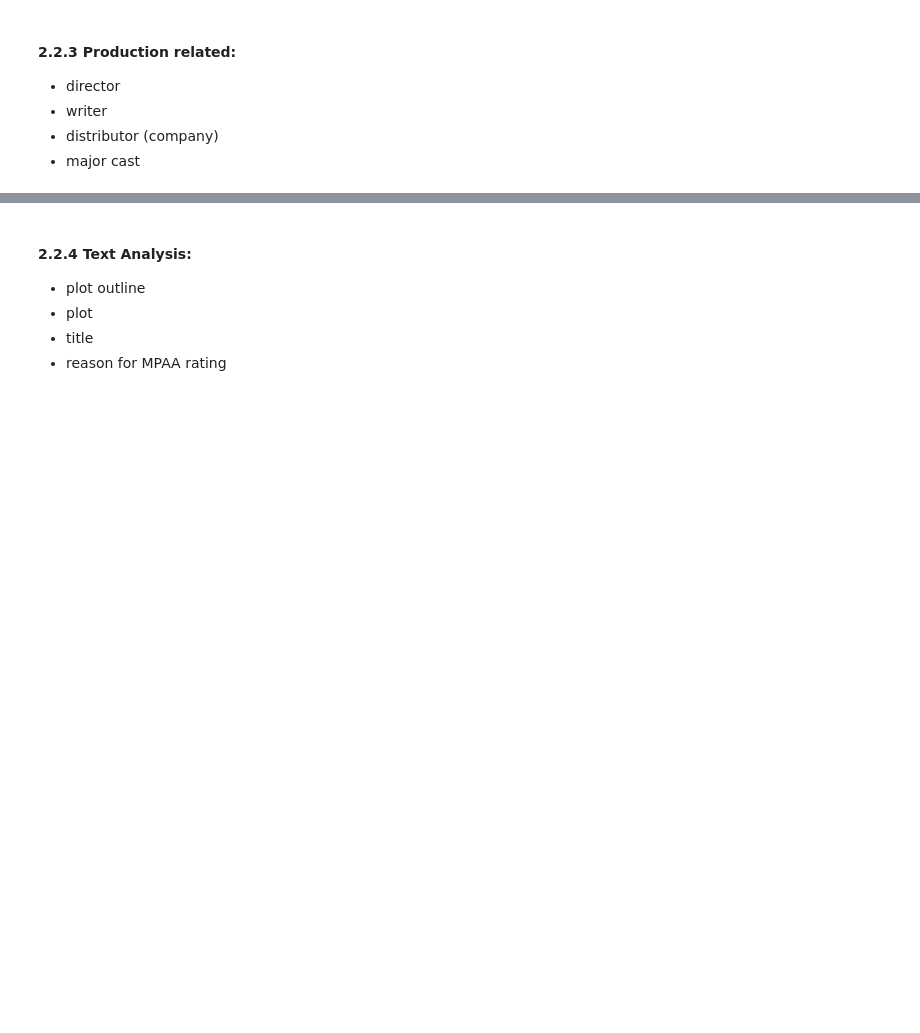
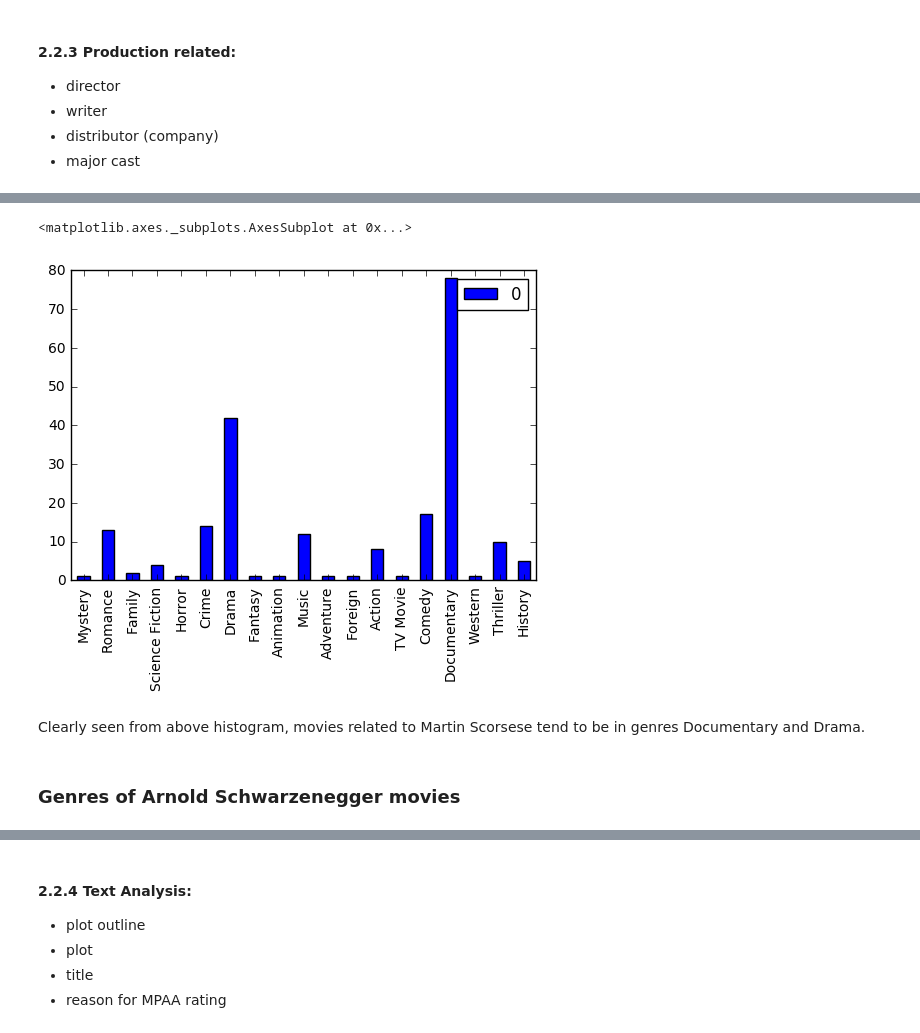
Before and after one commit to liangzecai/CS109b-Movie-Genre-Prediction, a Jupyter notebook: Milestone1/MS1_template_WS1+ZC1+DW1.ipynb, the cells around one changed output, grey strips where cells are left out. Drawn from its saved outputs; the diff is of its cells as text; code cells hidden in the pictures; blank space fills up the shorter version.

```diff
--- a/Milestone1/MS1_template_WS1+ZC1+DW1.ipynb
+++ b/Milestone1/MS1_template_WS1+ZC1+DW1.ipynb
@@ -535,0 +695,54 @@ plt.show()
+# %%
+# API request url for Martin Scorsese movies
+director_url = base_url_search + APIKeyZ + popular_desc + "&with_people=1032"
+# %%
+# get all movie IDs by Martin Scorsese, to be used for further search of genres
+number_page = 0
+MS_movie_id_list = []
+for i in range(1, 9):
+    MS_movies =  director_url + page_number.format(i)
+    page = urllib.urlopen(MS_movies).read()
+    soup = BeautifulSoup(page, "lxml")
+    prettified = soup.prettify()
+    movie_list = [m.start() for m in re.finditer('"id"', prettified)] # this finds all indexes of occurences of "id"
+
+    for j in range(len(movie_list)):
+        j_beginning = 5
+        movie_id_temp = ''
+        while (prettified[movie_list[j] + j_beginning].isdigit()):
+            movie_id_temp += str(prettified[movie_list[j] + j_beginning])
+            j_beginning += 1
+        MS_movie_id_list += [int(movie_id_temp)]
+    if i % 40 == 39:
+        time.sleep(10)
+time.sleep(10)
+# store movie information
+MS_movie_data = [] # to store movie information
+MS_movie_id_list.remove(MS_movie_id_list[107]) # The 107 value returns an error, remove this value
+for i in range(len(MS_movie_id_list)):
+    movie = tmdb.Movies(MS_movie_id_list[i])
+    response = movie.info()
+    MS_movie_data += [response]
+    if i % 40 == 39:
+        time.sleep(11)
+
+# store genre information of all movies
+MS_genre_list = [] # to store genre information from TMDB
+for i in range(len(MS_movie_data)):
+    genre_temp = []
+    for k in range(len(MS_movie_data[i]['genres'])):
+        genre_temp += [str((MS_movie_data[i]['genres'][k]['name']))]
+    MS_genre_list += genre_temp
+MS_genre_list[:5]
+
+# make histogram of genres
+genre_counts = Counter(MS_genre_list)
+df = pd.DataFrame.from_dict(genre_counts, orient='index')
+df.plot(kind='bar')
+# %% [output]
+<matplotlib.axes._subplots.AxesSubplot at 0x...>
+[figure, added]
+# %% [markdown]
+Clearly seen from above histogram, movies related to Martin Scorsese tend to be in genres Documentary and Drama.
+# %% [markdown]
+###  Genres of Arnold Schwarzenegger movies
```
Also changed, not shown: parts of 27 cells of this notebook.
